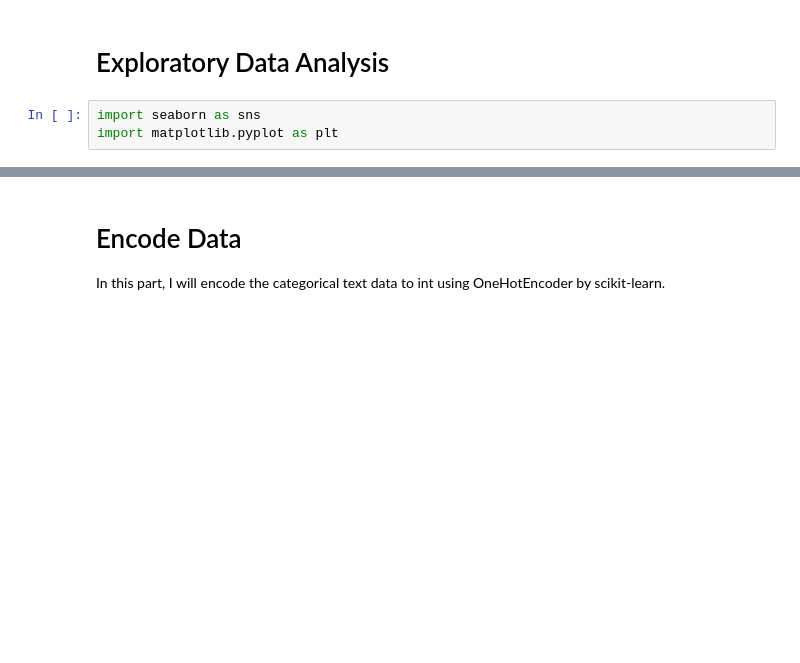
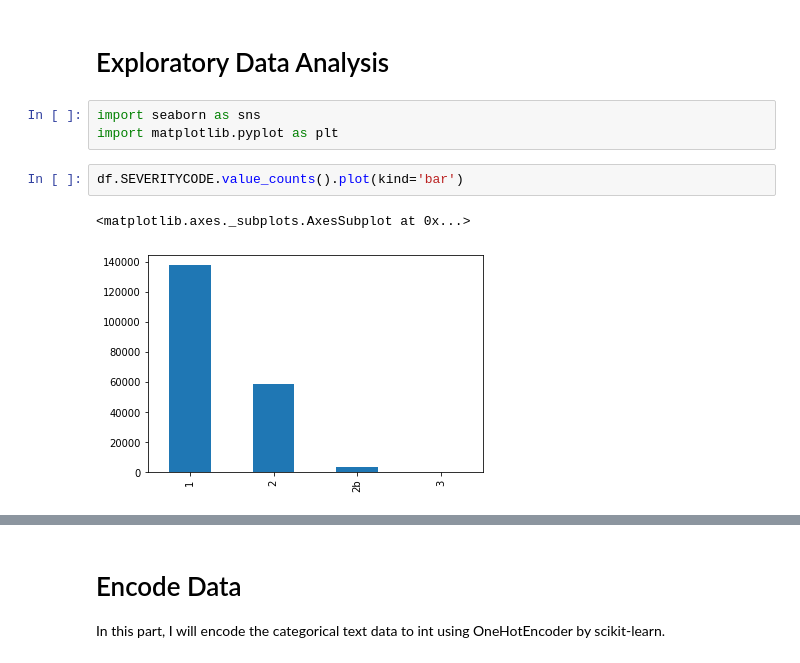
Before and after one commit to mazprimrez/capstoneprojectDS, a Jupyter notebook: Capstone Project.ipynb, the cells around one changed output, grey strips where cells are left out. Saved outputs shown, nothing was run; the diff lists cells and outputs as text; blank space fills up the shorter version.

```diff
--- a/Capstone Project.ipynb
+++ b/Capstone Project.ipynb
@@ -176,6 +176,11 @@ df['ST_COLCODE'] = df['ST_COLCODE'].astype('float')
 # %%
 import seaborn as sns
 import matplotlib.pyplot as plt
+# %%
+df.SEVERITYCODE.value_counts().plot(kind='bar')
+# %% [output]
+<matplotlib.axes._subplots.AxesSubplot at 0x...>
+[figure, added]
 # %%
 fig, axes = plt.subplots(3,4, figsize=(20,10))
 axes = axes.flatten()
```
Also changed, not shown: parts of 23 cells of this notebook.
